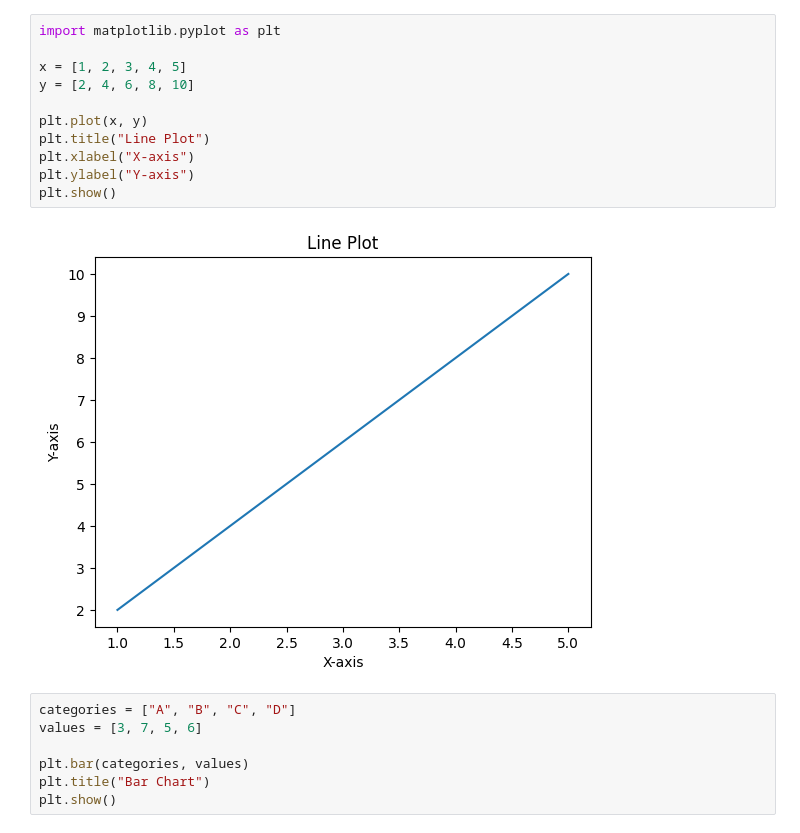
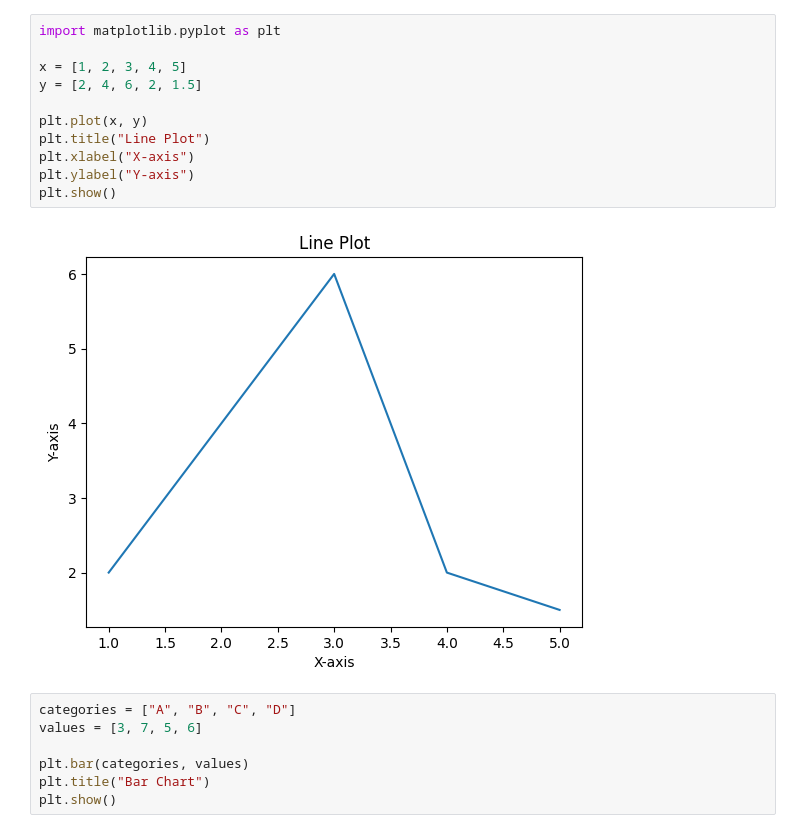
Before and after one commit to nirmalkr2003/Data-Science, a Jupyter notebook: Daily_Class/matplot.ipynb, the cells around one changed output. Saved outputs shown, nothing was run; the diff lists cells and outputs as text.

```diff
--- a/Daily_Class/matplot.ipynb
+++ b/Daily_Class/matplot.ipynb
@@ -1,16 +1,16 @@
 # %%
 import matplotlib.pyplot as plt
 
 x = [1, 2, 3, 4, 5]
-y = [2, 4, 6, 8, 10]
+y = [2, 4, 6, 2, 1.5]
 
 plt.plot(x, y)
 plt.title("Line Plot")
 plt.xlabel("X-axis")
 plt.ylabel("Y-axis")
 plt.show()
 # %% [output]
-[figure, old version]
+[figure, new version]
 # %%
 categories = ["A", "B", "C", "D"]
 values = [3, 7, 5, 6]
```
Also changed, not shown: parts of 54 cells of this notebook, 4 other files.
